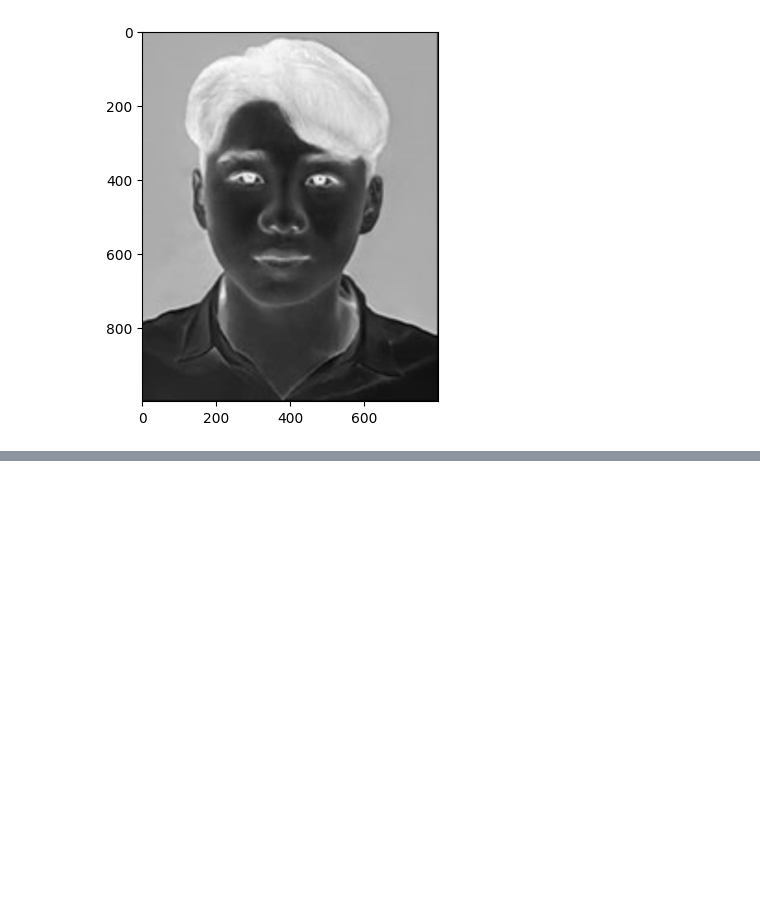
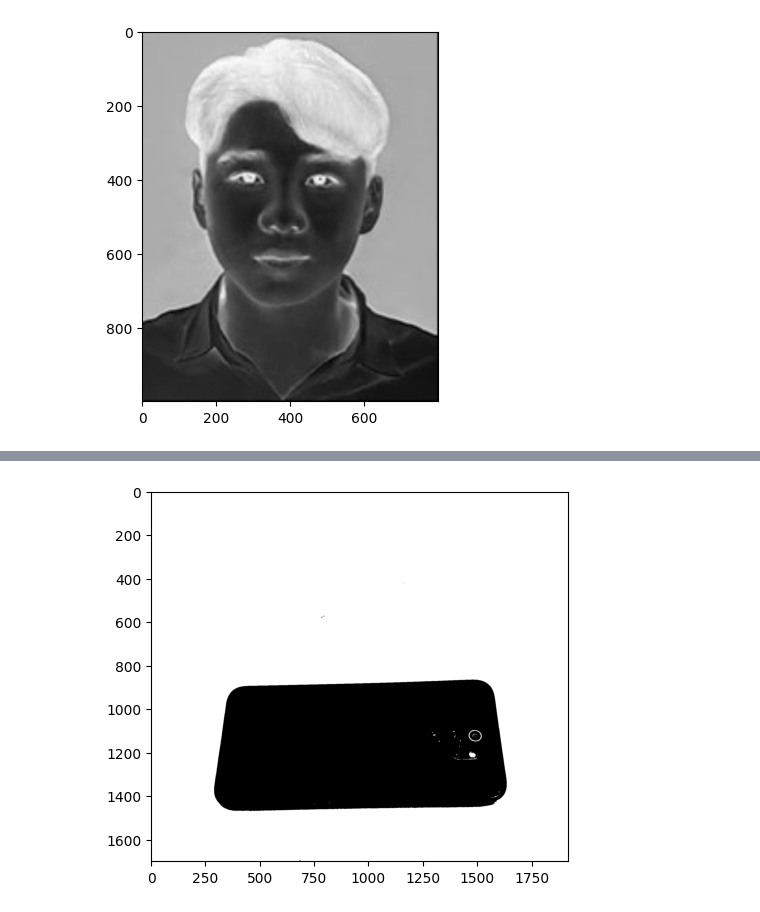
Before and after one commit to KyTranDE/Image-Proccessing, a Jupyter notebook: project1/project1.ipynb, the cells around one changed output, grey strips where cells are left out. Saved outputs shown, nothing was run; the diff lists cells and outputs as text; code cells hidden in the pictures; blank space fills up the shorter version.

```diff
--- a/project1/project1.ipynb
+++ b/project1/project1.ipynb
@@ -110,0 +107,24 @@ plt.show()
+# %%
+def separate_object(img, threshold_value=80):
+    """
+    Tách đối tượng từ hình ảnh đen trắng sử dụng phương pháp ngưỡng (threshold) với vòng lặp for.
+    """
+    # Lấy kích thước của hình ảnh
+    h, w = img.shape
+
+    # Tạo một mảng rỗng để lưu trữ hình ảnh sau khi áp dụng ngưỡng
+    thresholded_image = np.zeros((h, w), dtype=np.uint8)
+
+    for i in range(h):
+        for j in range(w):
+            if img[i, j] > threshold_value:
+                thresholded_image[i, j] = 255
+            else:
+                thresholded_image[i, j] = 0
+
+    return img, thresholded_image
+
+plt.imshow(separate_object(imgv2)[1], cmap='gray')
+plt.show()
+# %% [output]
+[figure, added]
```
Also changed, not shown: parts of 11 cells of this notebook, 2 other files.
